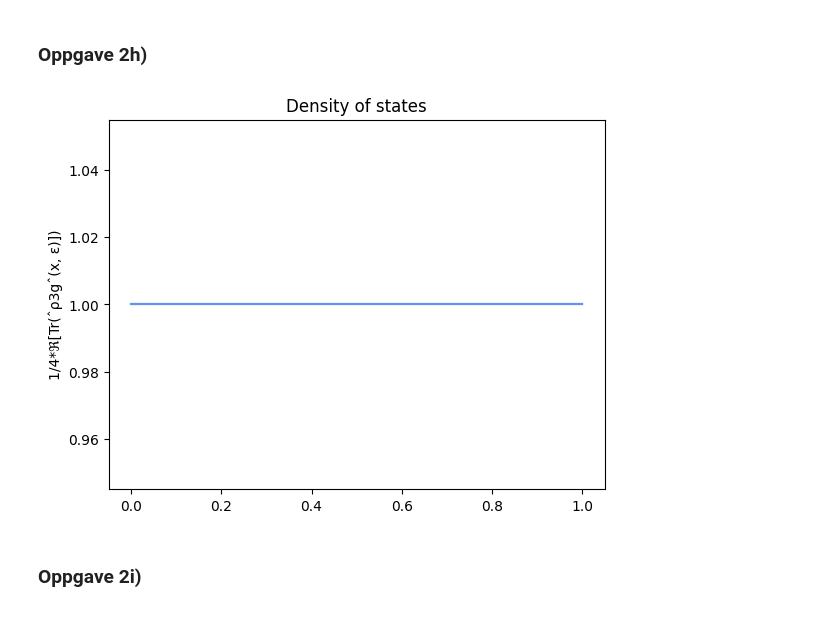
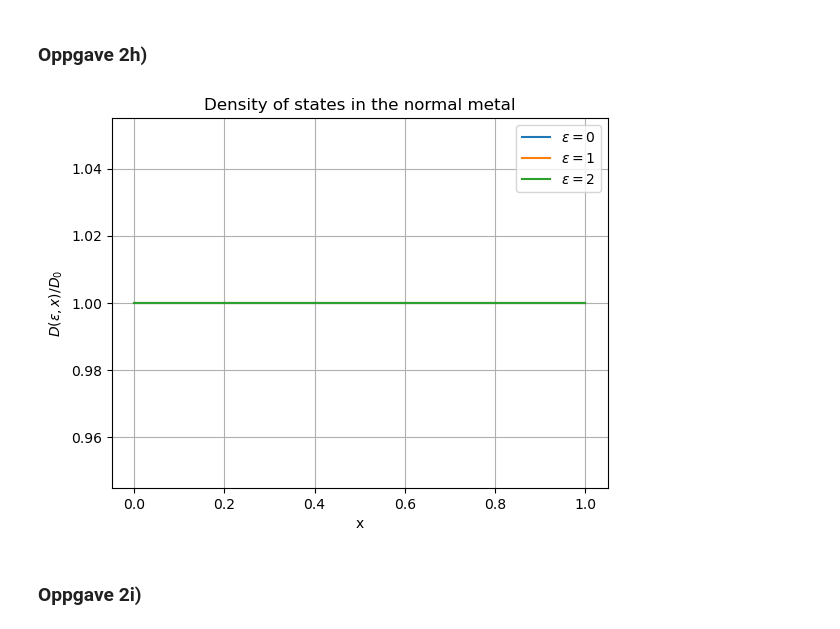
Before and after one commit to cfure3-svg/prosjekt3, a Jupyter notebook: prosjekt3_riktig.ipynb, the cells around one changed output. Saved outputs shown, nothing was run; the diff lists cells and outputs as text; code cells hidden in the pictures.

```diff
--- a/prosjekt3_riktig.ipynb
+++ b/prosjekt3_riktig.ipynb
@@ -580,43 +584,69 @@ plt.show()
 # %% [markdown]
 ### Oppgave 2h)
 # %%
-# Plot density of states
-
-def calculate_density_of_states(function_to_solve, bc, x, y, epsilon, l):
+def calculate_density_of_states(function_to_solve, bc, x, y, epsilon, l, midtverdi = False):
     sol = solve_bvp(lambda x, y: function_to_solve(x_vector= x, vec_matrix= y, e = epsilon),lambda x, y: bc(v_left = x, v_right = y, l= l, e = epsilon), x, y)
     solution = sol.sol(x)
 
+    I2 = np.eye(2, dtype=complex)
+
+    rho = np.block([
+            [np.identity(2),        np.zeros((2,2))],
+            [np.zeros((2,2)),   -np.identity(2)]])
+
+    if midtverdi:
+        # Vi trenger kun å se på midten, ref. "plot the density in the middle of the metal"
+        mid = len(x) // 2
+        gamma, gamma_tilde, omega, omega_tilde = vector_to_matrices(solution[:,mid])
+
+        N_tilde = np.linalg.solve(I2 - gamma_tilde @ gamma, I2)
+        N = np.linalg.solve(I2 - gamma @ gamma_tilde, I2)
+
+        green_function = np.block([
+            [2*N - np.identity(2),        2*N @ gamma],
+            [-2*N_tilde @ gamma_tilde,   -2*N_tilde + np.identity(2)]])
+
+        D_mid = 1/4 * np.real(np.trace(rho@green_function))
+
+        return D_mid, solution
+
     dos_list = []
-
     for i in range(len(x)):
 
         gamma, gamma_tilde, omega, omega_tilde = vector_to_matrices(solution[:,i])
 
-        N_tilde = np.linalg.inv((np.identity(2)- gamma_tilde@gamma))
-        N = np.linalg.inv((np.identity(2)- gamma@gamma_tilde))
+        N_tilde = np.linalg.solve(I2 - gamma_tilde @ gamma, I2)
+        N = np.linalg.solve(I2 - gamma @ gamma_tilde, I2)
 
         green_function = np.block([
         [2*N - np.identity(2),        2*N @ gamma],
         [-2*N_tilde @ gamma_tilde,   -2*N_tilde + np.identity(2)]])
 
-        rho = np.block([
-        [np.identity(2),        np.zeros((2,2))],
-        [np.zeros((2,2)),   -np.identity(2)]])
-
         Density_of_states_per_Do = 1/4 * np.real(np.trace(rho@green_function))
         dos_list.append(Density_of_states_per_Do)
 
     return dos_list, solution
-epsilon = [0, 1, 2]
-l = 1
-for e in epsilon:
-    liste, solution = calculate_density_of_states(function_to_solve, lhs, x,y, e, l)
-    plt.plot(x, liste, color = "cornflowerblue")
-    plt.title("Density of states")
-    plt.ylabel("1/4*ℜ[Tr(ˆρ3gˆ(x, ε)])")
-plt.show()
-# %% [output]
-[figure, removed]
+# %%
+# Plot density of states
+m = 101
+l = 1
+x = np.linspace(0, l, m)
+y = np.zeros((32, m))
+
+epsilon_values = [0, 1, 2]
+
+for e in epsilon_values:
+    liste, solution = calculate_density_of_states(function_to_solve, lhs, x, y, e , l)
+    plt.plot(x, liste, label=fr"$\varepsilon = {e}$")
+
+plt.title("Density of states in the normal metal")
+plt.xlabel("x")
+plt.ylabel(r"$D(\varepsilon,x)/D_0$")
+plt.grid(True)
+plt.legend()
+plt.show()
+# %% [output]
+[figure, added]
 # %% [markdown]
 ### Oppgave 2i)
 # %%
```
Also changed, not shown: parts of 9 cells of this notebook.
